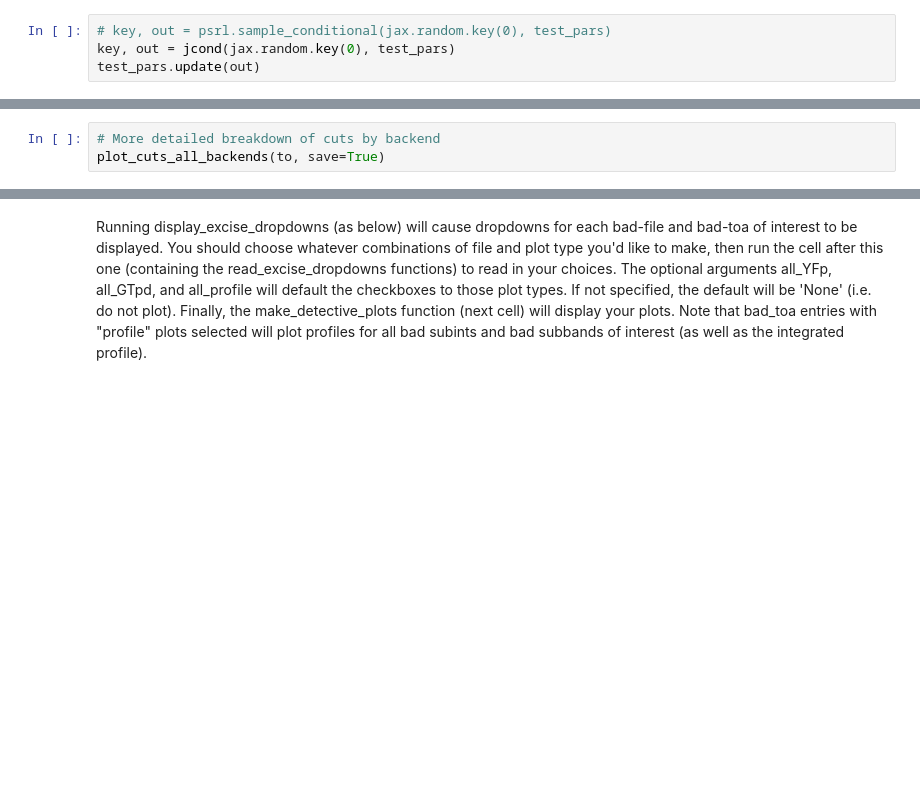
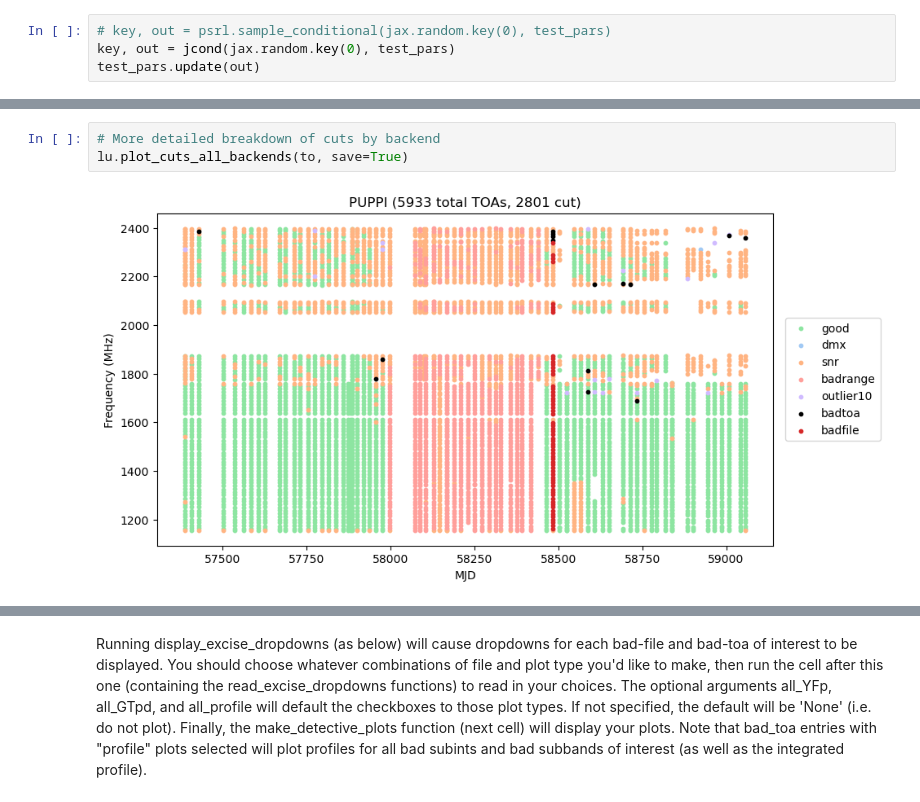
Before and after one commit to nanograv/pint_pal, a Jupyter notebook: nb_templates/toa_excision_discovery.ipynb, the cells around one changed output, grey strips where cells are left out. Drawn from its saved outputs; the diff is of its cells as text; blank space fills up the shorter version.

```diff
--- a/nb_templates/toa_excision_discovery.ipynb
+++ b/nb_templates/toa_excision_discovery.ipynb
@@ -246,5 +310,7 @@ to = setup_dmx(mo,to,frequency_ratio=tc.get_fratio(),max_delta_t=tc.get_sw_delay
 # %%
 # More detailed breakdown of cuts by backend
-plot_cuts_all_backends(to, save=True)
+lu.plot_cuts_all_backends(to, save=True)
+# %% [output]
+[figure, added]
 # %%
 # Plot residuals vs. time after auto/manual cuts
```
Also changed, not shown: parts of 50 cells of this notebook.
